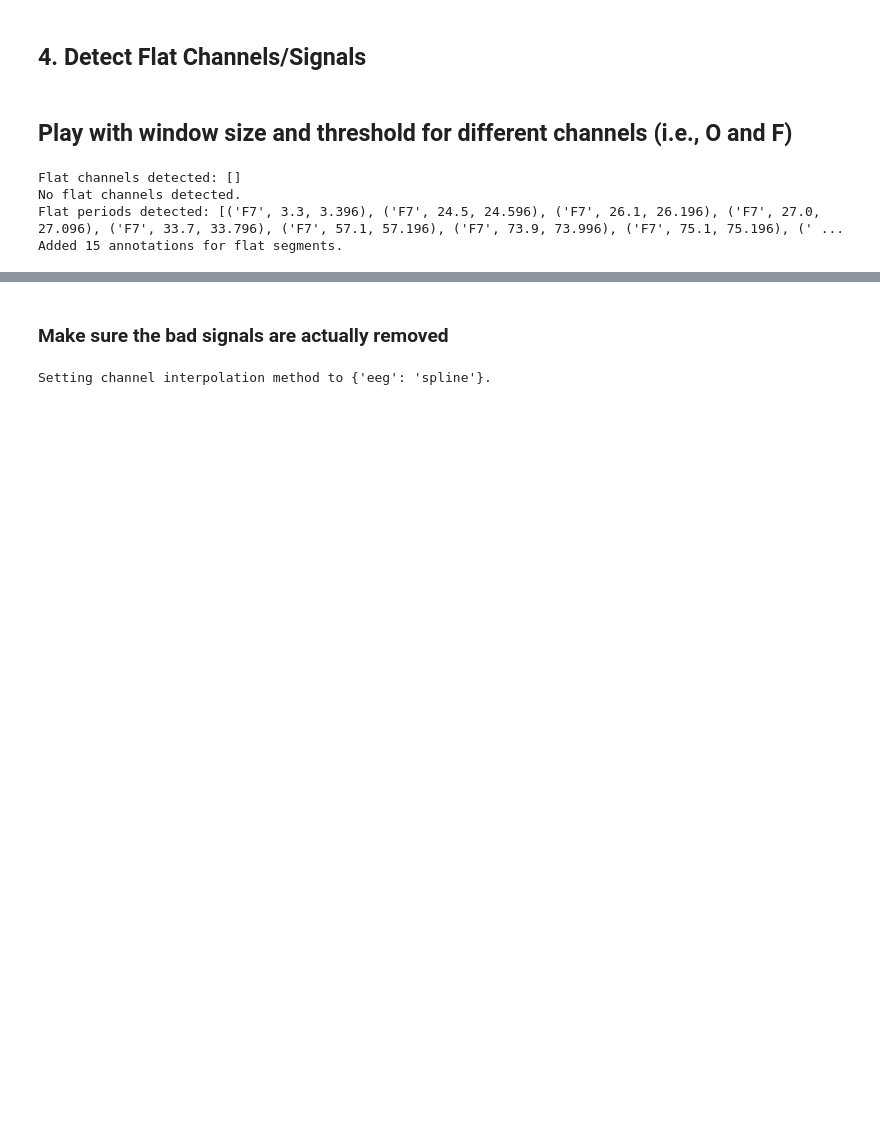
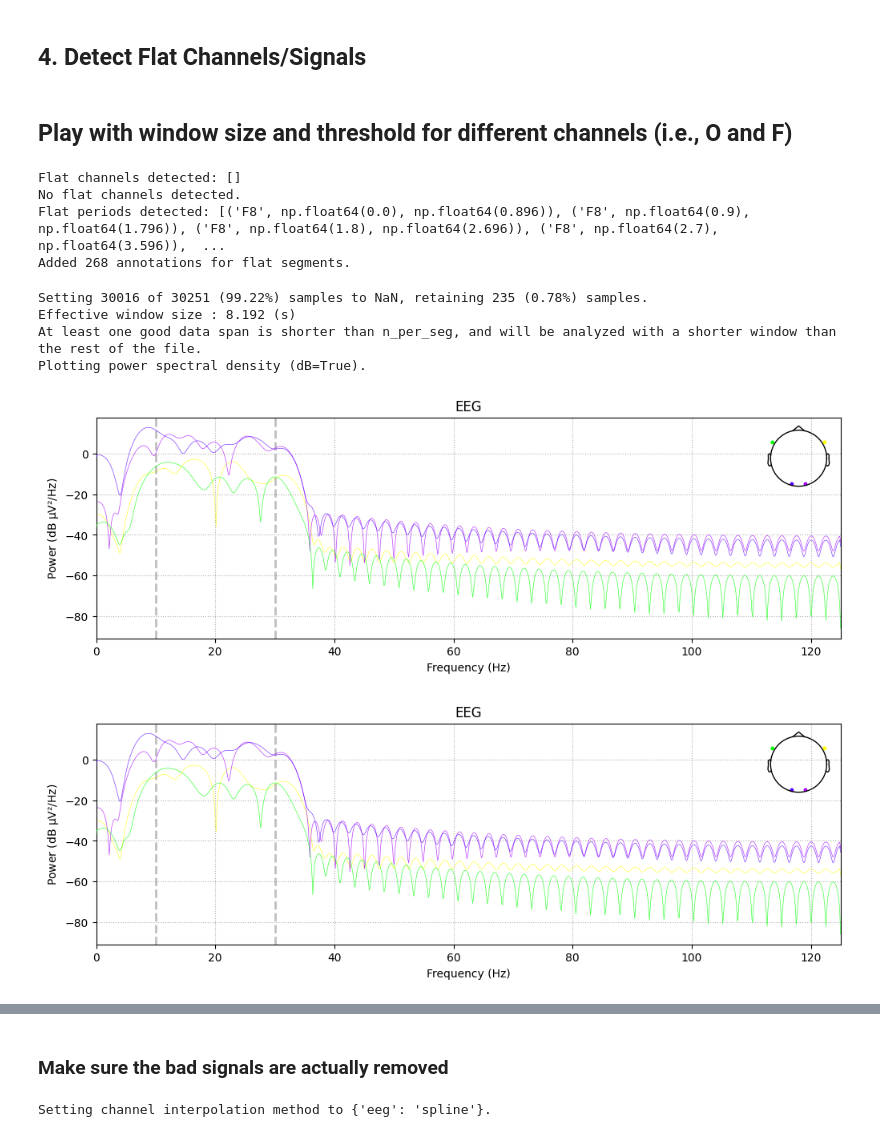
Before and after one commit to tanoManzo/EEG_2025, a Jupyter notebook: Preproc_raws_EEG_Dreem.ipynb, the cells around one changed output, grey strips where cells are left out. Saved outputs shown, nothing was run; the diff lists cells and outputs as text; code cells hidden in the pictures; blank space fills up the shorter version.

```diff
--- a/Preproc_raws_EEG_Dreem.ipynb
+++ b/Preproc_raws_EEG_Dreem.ipynb
@@ -196,7 +249,7 @@ def detect_flat_channels(raw, threshold=1e-6):
     return flat_channels
 
 
-def detect_flat_segments(raw, window_size=0.1, threshold=1e-6):
+def detect_flat_segments(raw, window_size=0.9, threshold=1e-5):
     """
     Detects time periods where EEG signals are flat.
 
@@ -240,7 +293,7 @@ raw_data.set_annotations(mne.Annotations(onset=[], duration=[], description=[]))
 if flat_periods:
     onset = [seg[1] for seg in flat_periods]
     duration = [seg[2] - seg[1] for seg in flat_periods]
-    description = ["Flat signal" for _ in flat_periods]
+    description = ["BAD_flat" for _ in flat_periods]
 
     annotations = mne.Annotations(onset=onset, duration=duration, description=description)
     raw_data.set_annotations(annotations)
@@ -250,5 +303,14 @@ else:
 # %% [output]
 Flat channels detected: []
 No flat channels detected.
-Flat periods detected: [('F7', 3.3, 3.396), ('F7', 24.5, 24.596), ('F7', 26.1, 26.196), ('F7', 27.0, 27.096), ('F7', 33.7, 33.796), ('F7', 57.1, 57.196), ('F7', 73.9, 73.996), ('F7', 75.1, 75.196), (' ...
-Added 15 annotations for flat segments.
+Flat periods detected: [('F8', np.float64(0.0), np.float64(0.896)), ('F8', np.float64(0.9), np.float64(1.796)), ('F8', np.float64(1.8), np.float64(2.696)), ('F8', np.float64(2.7), np.float64(3.596)),  ...
+Added 268 annotations for flat segments.
+# %%
+raw_data.compute_psd().plot()
+# %% [output]
+Setting 30016 of 30251 (99.22%) samples to NaN, retaining 235 (0.78%) samples.
+Effective window size : 8.192 (s)
+At least one good data span is shorter than n_per_seg, and will be analyzed with a shorter window than the rest of the file.
+Plotting power spectral density (dB=True).
+[figure, added]
+[figure, added]
```
Also changed, not shown: parts of 18 cells of this notebook.
